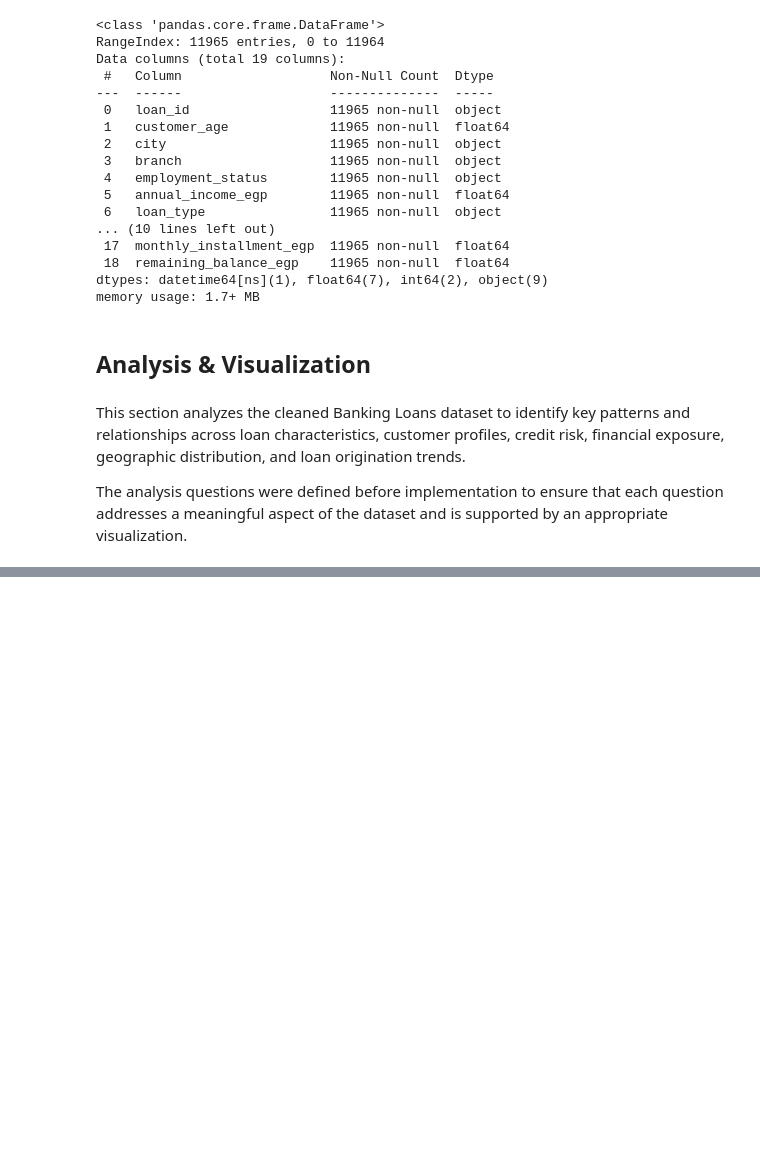
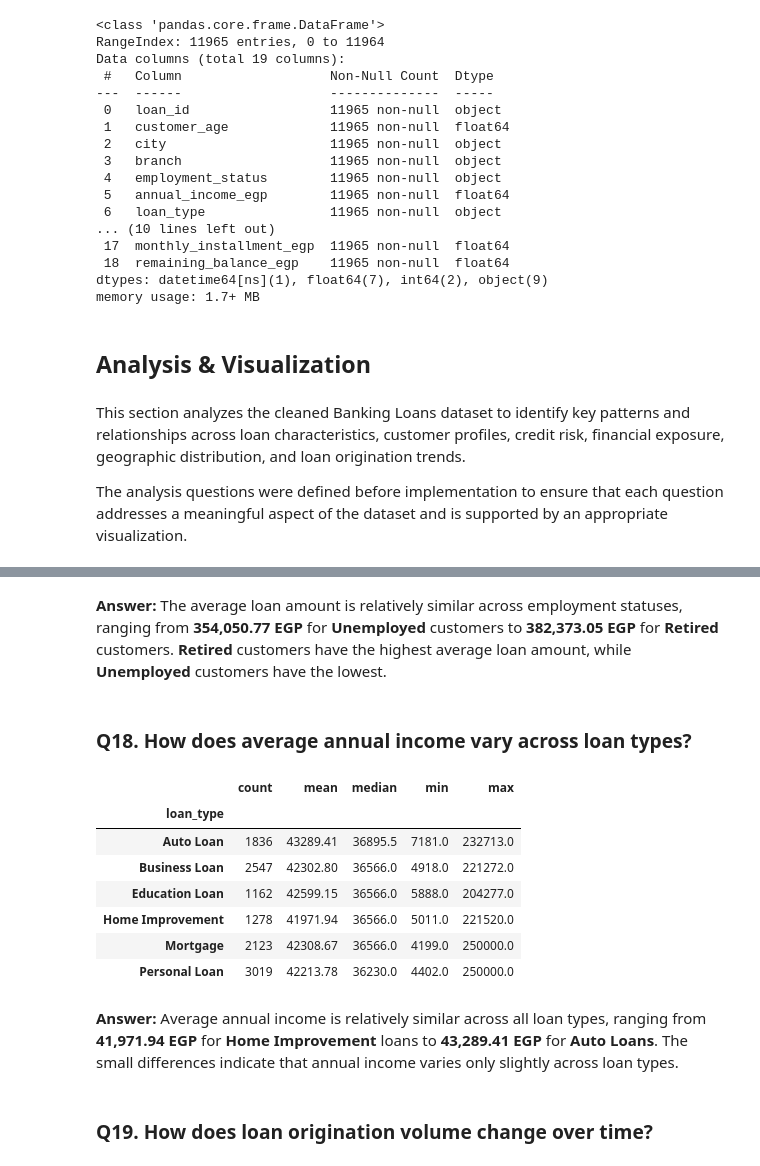
Before and after one commit to ATRA559/Banking-Loans-Data-Analysis, a Jupyter notebook: Banking_Loans_Project.ipynb, the cells around one changed output, grey strips where cells are left out. Saved outputs shown, nothing was run; the diff lists cells and outputs as text; code cells hidden in the pictures; blank space fills up the shorter version.

```diff
--- a/Banking_Loans_Project.ipynb
+++ b/Banking_Loans_Project.ipynb
@@ -1192,0 +1629,2 @@ The analysis questions were defined before implementation to ensure that each qu
+# %% [markdown]
+**Answer:** The average loan amount is relatively similar across employment statuses, ranging from **354,050.77 EGP** for **Unemployed** customers to **382,373.05 EGP** for **Retired** customers. **Retired** customers have the highest average loan amount, while **Unemployed** customers have the lowest.
@@ -1192,0 +1643,16 @@ The analysis questions were defined before implementation to ensure that each qu
+# %% [markdown]
+### Q18. How does average annual income vary across loan types?
+# %%
+loan_type_income_stats = df.groupby("loan_type")["annual_income_egp"].agg(["count", "mean", "median", "min", "max"]).round(2)
+loan_type_income_stats
+# %% [output]
+|  | count | mean | median | min | max |
+| loan_type |  |  |  |  |  |
+| Auto Loan | 1836 | 43289.41 | 36895.5 | 7181.0 | 232713.0 |
+| Business Loan | 2547 | 42302.80 | 36566.0 | 4918.0 | 221272.0 |
+| Education Loan | 1162 | 42599.15 | 36566.0 | 5888.0 | 204277.0 |
+| Home Improvement | 1278 | 41971.94 | 36566.0 | 5011.0 | 221520.0 |
+| Mortgage | 2123 | 42308.67 | 36566.0 | 4199.0 | 250000.0 |
+| Personal Loan | 3019 | 42213.78 | 36230.0 | 4402.0 | 250000.0 |
+# %% [markdown]
+**Answer:** Average annual income is relatively similar across all loan types, ranging from **41,971.94 EGP** for **Home Improvement** loans to **43,289.41 EGP** for **Auto Loans**. The small differences indicate that annual income varies only slightly across loan types.
@@ -1192,0 +1671,2 @@ The analysis questions were defined before implementation to ensure that each qu
+# %% [markdown]
+### Q19. How does loan origination volume change over time?
```
Also changed, not shown: parts of 83 cells of this notebook.
